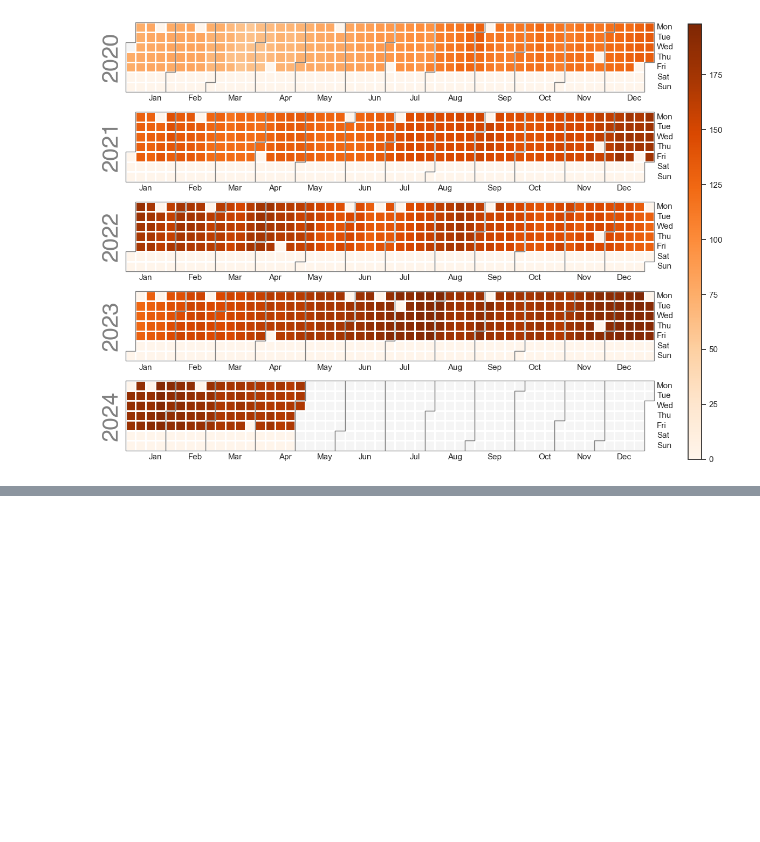
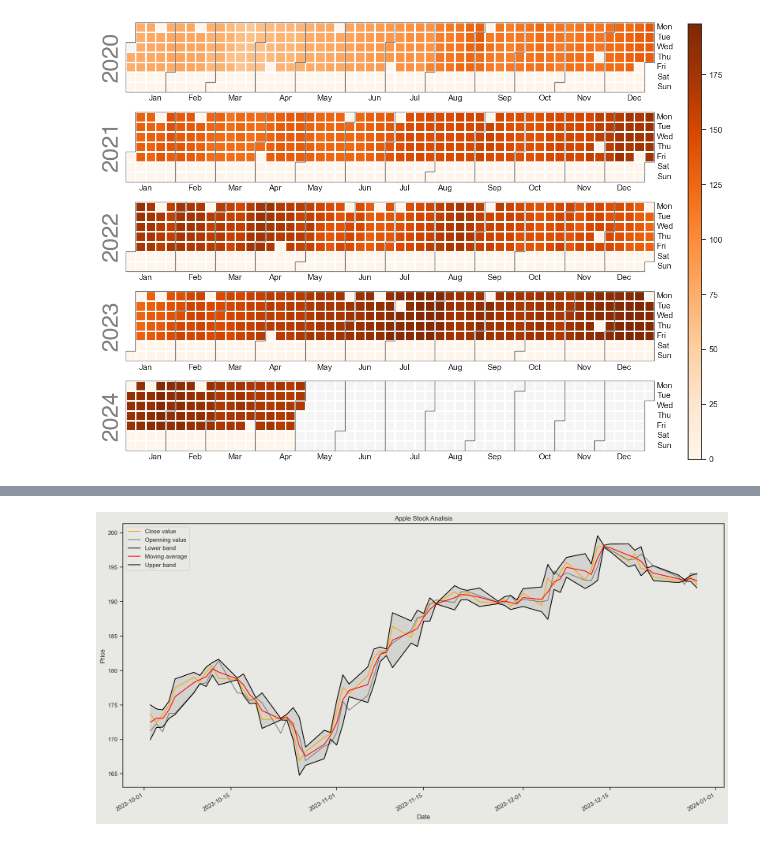
Before and after one commit to carlosgutierrezch/LSTM_Forecast, a Jupyter notebook: notebooks/EDA.ipynb, the cells around one changed output, grey strips where cells are left out. Cells and saved outputs as stored; diff of their text form; code cells hidden in the pictures; blank space fills up the shorter version.

Commit message:
bollinger bands

```diff
--- a/notebooks/EDA.ipynb
+++ b/notebooks/EDA.ipynb
@@ -322 +327,7 @@ df_open.set_index('Date',inplace=True)
+# %%
+df_open[['lower_band', 'mid', 'upper_band' ]] = ta.bbands(df_open.Value, length=2, std=2).iloc[:, :3]
+# %%
+df_open['Open']=df_open['Open'].str.replace('$','',regex=False)
+# %%
+df_open['Open']= df_open['Open'].astype(float)
 # %%
@@ -338,0 +369,18 @@ df_open
+# %%
+df_open= df_open.loc['2023']
+# %%
+df_open.loc['2023-10':'2023-12']["Value"].plot(figsize=(20,10),label="Close value",color="orange")
+df_open.loc['2023-10':'2023-12']["Open"].plot(figsize=(20,10),label="Openning value",color="grey")
+df_open.loc['2023-10':'2023-12']["lower_band"].plot(figsize=(20,10),label="Lower band",color="black")
+df_open.loc['2023-10':'2023-12']["mid"].plot(figsize=(20,10),label="Moving average",color="red")
+df_open.loc['2023-10':'2023-12']["upper_band"].plot(figsize=(20,10),label="Upper band",color="black")
+plt.fill_between(df_open.loc['2023-10':'2023-12'].index, df_open.loc['2023-10':'2023-12']['upper_band'], df_open.loc['2023-10':'2023-12']['lower_band'], color='gray', alpha=0.2)
+plt.title("Apple Stock Analisis")
+plt.xlabel("Date")
+plt.ylabel("Price")
+plt.gca().set_facecolor("#E8E8E4")
+plt.gcf().set_facecolor("#E8E8E4")
+plt.legend(facecolor="#E8E8E4")
+plt.show()
+# %% [output]
+[figure, added]
```
Also changed, not shown: parts of 5 cells of this notebook.
